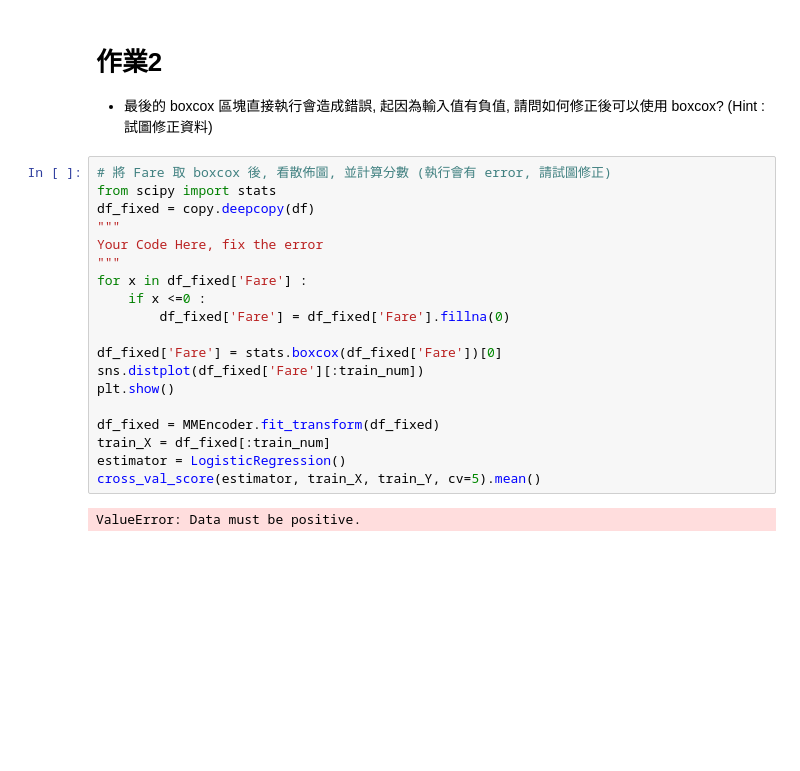
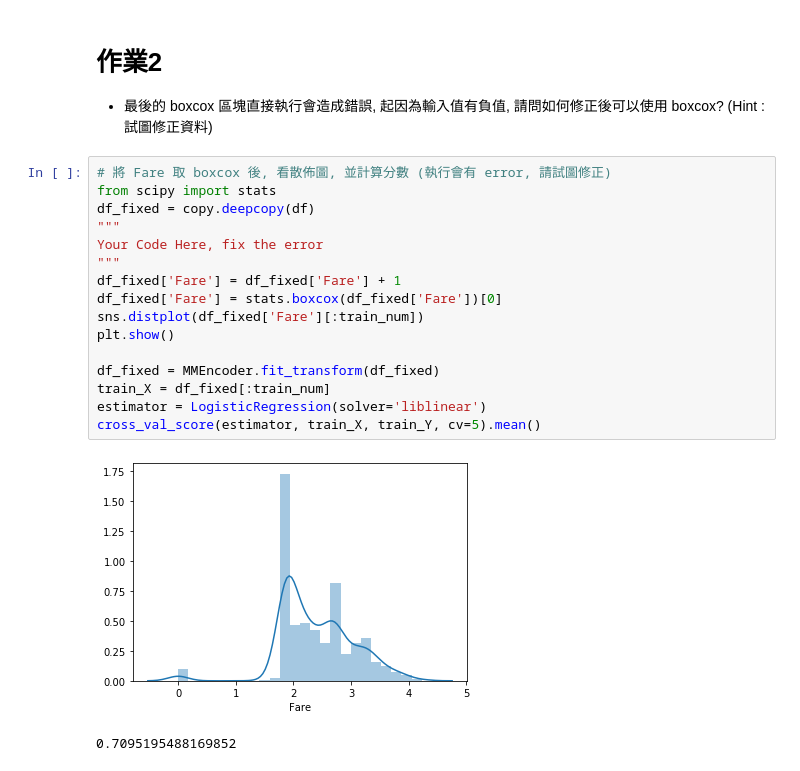
Before and after one commit to yabee111/4th-ML100Days, a Jupyter notebook: homework/Day_023_HW.ipynb, the cells around one changed output. Cells and saved outputs as stored; diff of their text form; blank space fills up the shorter version.

```diff
--- a/homework/Day_023_HW.ipynb
+++ b/homework/Day_023_HW.ipynb
@@ -99,21 +99,19 @@ cross_val_score(estimator, train_X, train_Y, cv=5).mean()
 # %%
 # 將 Fare 取 boxcox 後, 看散佈圖, 並計算分數 (執行會有 error, 請試圖修正)
 from scipy import stats
 df_fixed = copy.deepcopy(df)
 """
 Your Code Here, fix the error
 """
-for x in df_fixed['Fare'] :
-    if x <=0 :
-        df_fixed['Fare'] = df_fixed['Fare'].fillna(0)
-
+df_fixed['Fare'] = df_fixed['Fare'] + 1
 df_fixed['Fare'] = stats.boxcox(df_fixed['Fare'])[0]
 sns.distplot(df_fixed['Fare'][:train_num])
 plt.show()
 
 df_fixed = MMEncoder.fit_transform(df_fixed)
 train_X = df_fixed[:train_num]
-estimator = LogisticRegression()
+estimator = LogisticRegression(solver='liblinear')
 cross_val_score(estimator, train_X, train_Y, cv=5).mean()
 # %% [output]
+[figure, added]
-ValueError: Data must be positive.
+0.7095195488169852
```
